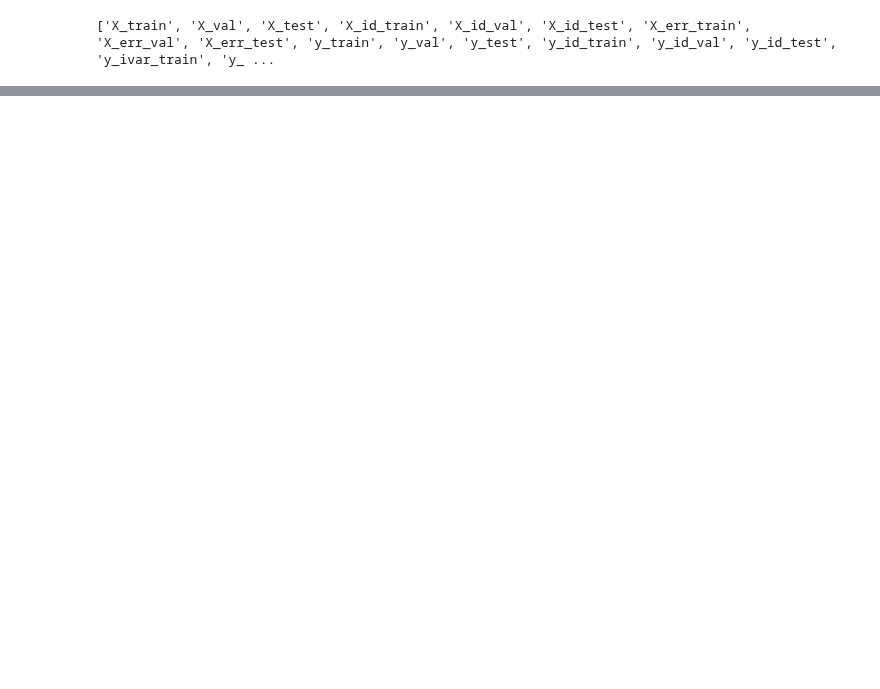
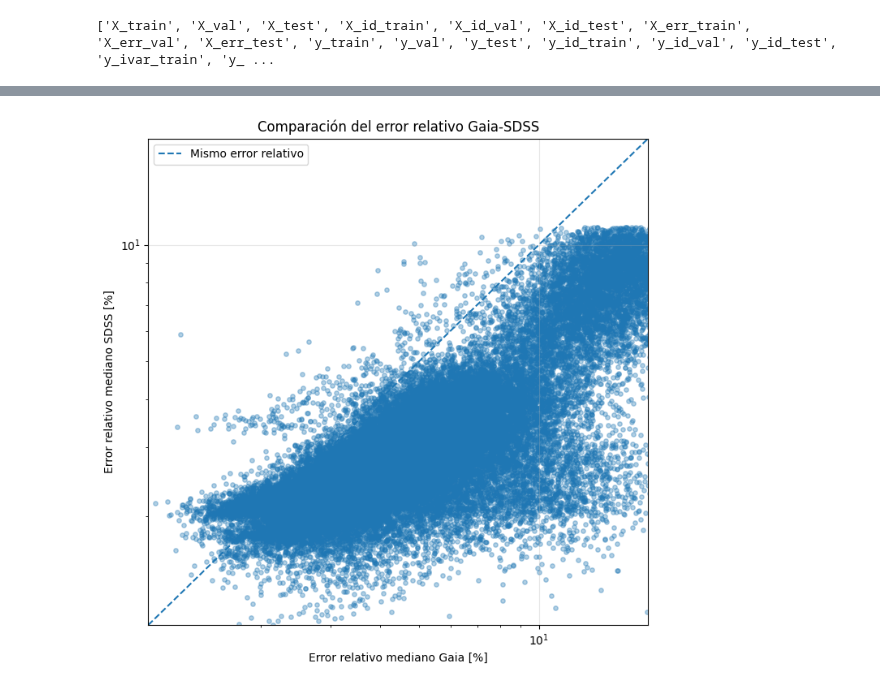
Before and after one commit to javier-cacho-master-ai/trabajo-fin-master, a Jupyter notebook: solution/data process/SNR-diagrama.ipynb, the cells around one changed output, grey strips where cells are left out. Saved outputs shown, nothing was run; the diff lists cells and outputs as text; code cells hidden in the pictures; blank space fills up the shorter version.

```diff
--- a/solution/data process/SNR-diagrama.ipynb
+++ b/solution/data process/SNR-diagrama.ipynb
@@ -175,0 +413,57 @@ random_indices = plot_random_examples(
+# %%
+valid_relative_comparison = (
+    np.isfinite(gaia_relative_error)
+    & np.isfinite(sdss_relative_error)
+    & (gaia_relative_error > 0)
+    & (sdss_relative_error > 0)
+)
+
+gaia_error_comparison = (
+    100 * gaia_relative_error[valid_relative_comparison]
+)
+
+sdss_error_comparison = (
+    100 * sdss_relative_error[valid_relative_comparison]
+)
+
+minimum_error = min(
+    np.nanmin(gaia_error_comparison),
+    np.nanmin(sdss_error_comparison)
+)
+
+maximum_error = max(
+    np.nanpercentile(gaia_error_comparison, 99),
+    np.nanpercentile(sdss_error_comparison, 99)
+)
+
+plt.figure(figsize=(7, 7))
+
+plt.scatter(
+    gaia_error_comparison,
+    sdss_error_comparison,
+    s=15,
+    alpha=0.35
+)
+
+plt.plot(
+    [minimum_error, maximum_error],
+    [minimum_error, maximum_error],
+    linestyle="--",
+    label="Mismo error relativo"
+)
+
+plt.xscale("log")
+plt.yscale("log")
+
+plt.xlim(minimum_error, maximum_error)
+plt.ylim(minimum_error, maximum_error)
+
+plt.xlabel("Error relativo mediano Gaia [%]")
+plt.ylabel("Error relativo mediano SDSS [%]")
+plt.title("Comparación del error relativo Gaia-SDSS")
+plt.legend()
+plt.grid(alpha=0.3)
+plt.tight_layout()
+plt.show()
+# %% [output]
+[figure, added]
```
Also changed, not shown: parts of 11 cells of this notebook, 2 other files.
